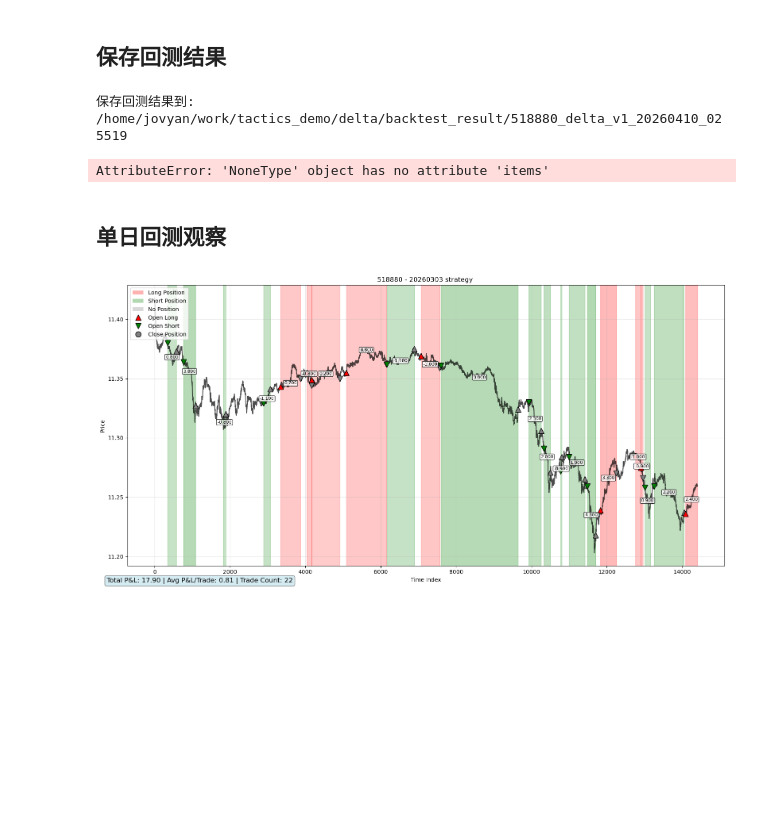
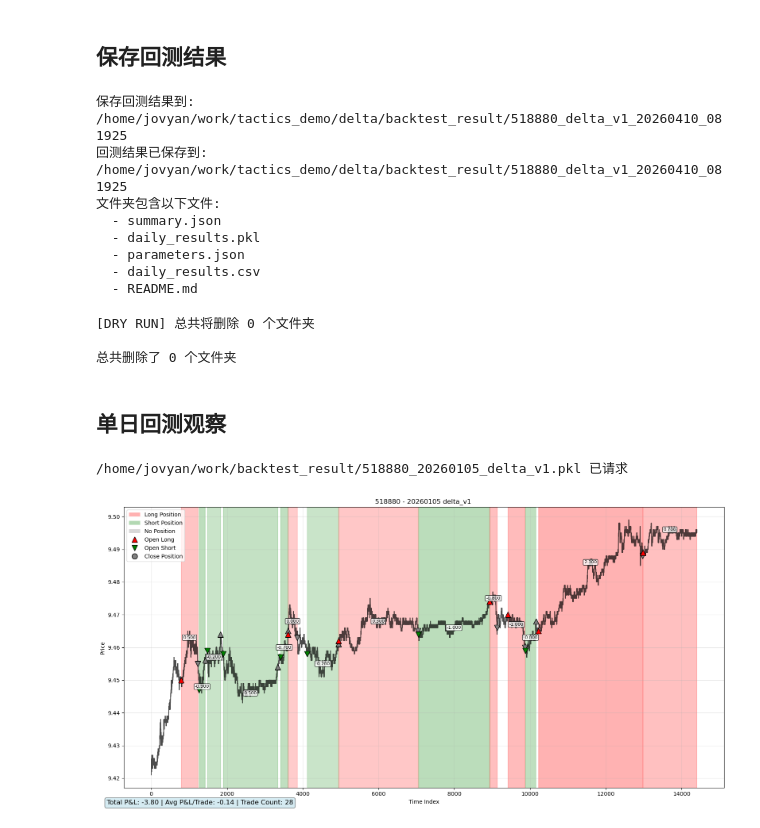
Before and after one commit to artinsophia/Quant-Intern-2026, a Jupyter notebook: delta/demo.ipynb, the cells around one changed output. Cells and saved outputs as stored; diff of their text form; code cells hidden in the pictures; blank space fills up the shorter version.

```diff
--- a/delta/demo.ipynb
+++ b/delta/demo.ipynb
@@ -25,7 +25,7 @@ from delta import *
 # %% [markdown]
 ## 设置参数
 # %%
-instrument_id = '518880'
+instrument_id = '511090'
 trade_ymd = '20260319'
 
 param_dict = {
@@ -58,7 +58,7 @@ trade_dates = get_trade_dates()
 print(f"总交易日数量: {len(trade_dates)}")
 print(f"交易日范围: {trade_dates[0]} ~ {trade_dates[-1]}")
 
-train_dates, valid_dates, test_dates = split_dates(trade_dates)
+train_dates, valid_dates, test_dates = split_dates(trade_dates,35,9,10)
 # %% [output]
 总交易日数量: 54
 交易日范围: 20260105 ~ 20260327
@@ -243,7 +268,7 @@ from tools.result_saver import save_backtest_results
 # 保存回测结果
 result_dir = save_backtest_results(
     param_dict=param_dict,
-    summary=summary
+    summary=summary,
     result_df=result_df
 )
 
@@ -253,8 +278,22 @@ import os
 for file in os.listdir(result_dir):
     print(f"  - {file}")
 # %% [output]
-保存回测结果到: /home/jovyan/work/tactics_demo/delta/backtest_result/518880_delta_v1_20260410_025519
+保存回测结果到: /home/jovyan/work/tactics_demo/delta/backtest_result/518880_delta_v1_20260410_081925
+回测结果已保存到: /home/jovyan/work/tactics_demo/delta/backtest_result/518880_delta_v1_20260410_081925
+文件夹包含以下文件:
+  - summary.json
+  - daily_results.pkl
+  - parameters.json
+  - daily_results.csv
+  - README.md
-AttributeError: 'NoneType' object has no attribute 'items'
+# %%
+from tools import delete_backtest_results_by_date, delete_backtest_results_by_instrument_date
+delete_backtest_results_by_date("20260408", dry_run=True)
+deleted = delete_backtest_results_by_instrument_date("518880", "20260408", dry_run=False)
+# %% [output]
+[DRY RUN] 总共将删除 0 个文件夹
+
+总共删除了 0 个文件夹
 # %% [markdown]
 ## 单日回测观察
 # %%
@@ -287,6 +326,7 @@ param_dict['x_window'] = max(param_dict['short_window'], param_dict['long_window
 strategy = StrategyDemo(model, param_dict)
 # %%
 from single_day_backtest import single_day_backtest
-hh = single_day_backtest(instrument_id,'20260303',strategy)
+hh = single_day_backtest(instrument_id,'20260105',StrategyDemo,model,param_dict,official=True)
 # %% [output]
+/home/jovyan/work/backtest_result/518880_20260105_delta_v1.pkl 已请求
-[figure, old version]
+[figure, new version]
```
Also changed, not shown: parts of 7 cells of this notebook, 19 other files.
